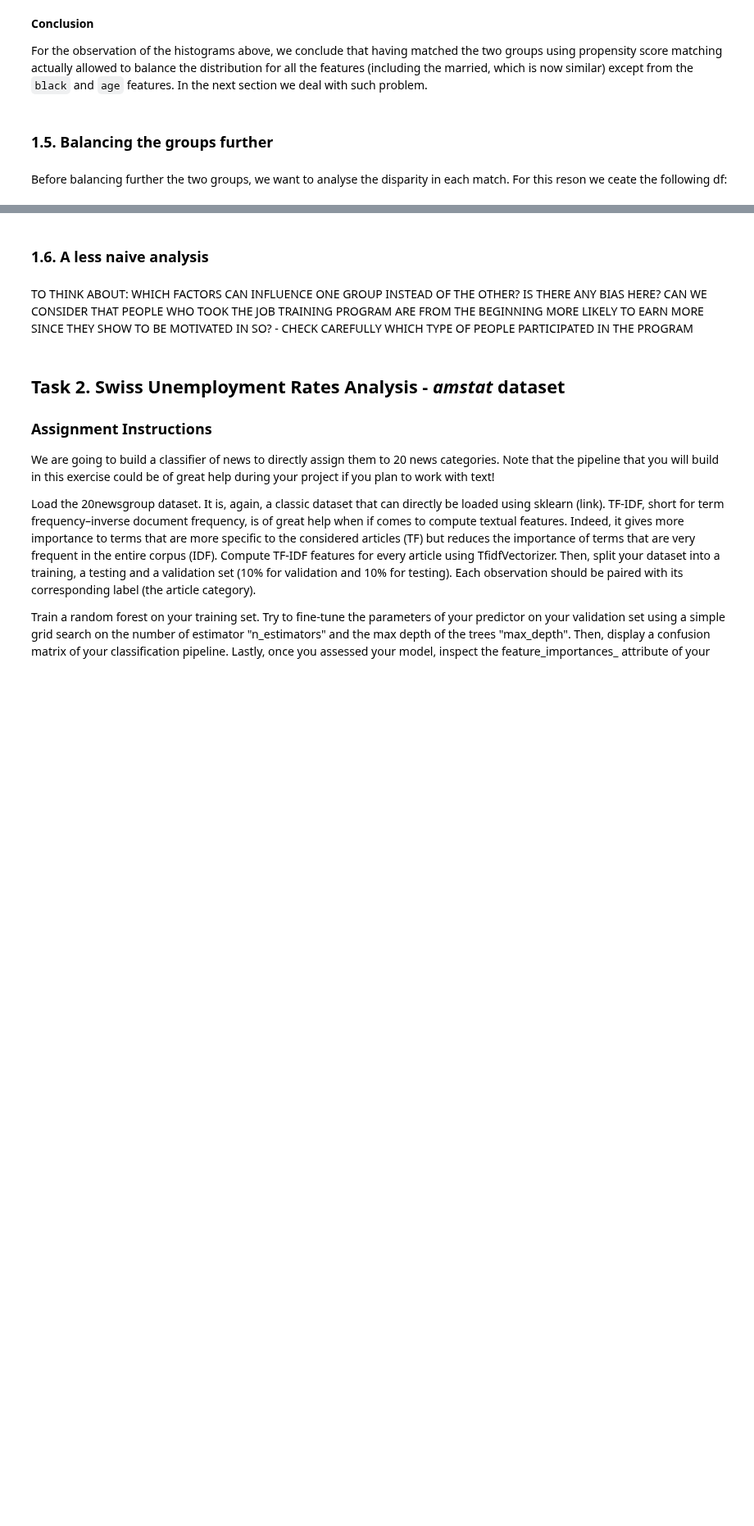
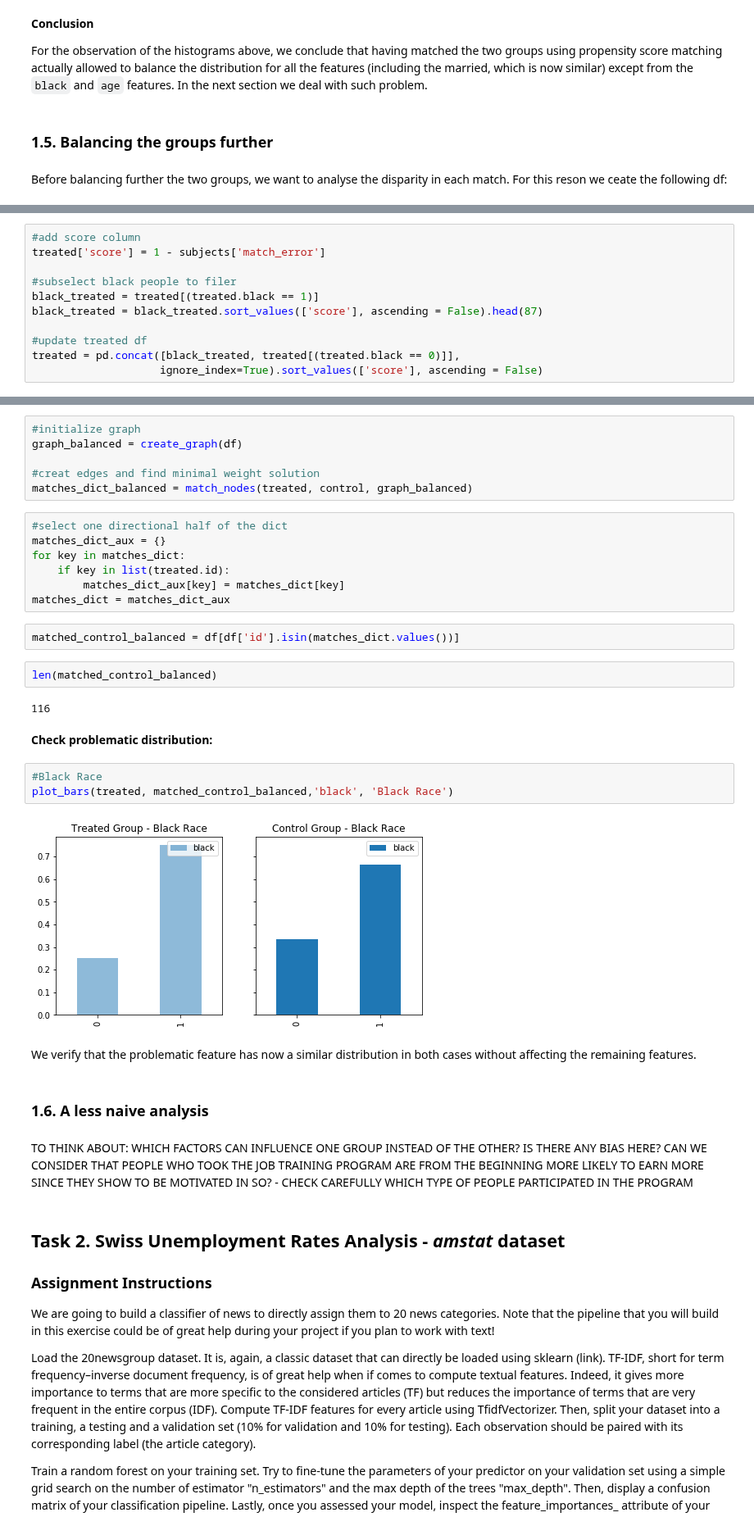
Before and after one commit to KhalilMrini/Revisiting-Arab-Spring, a Jupyter notebook: 04 - Applied ML/Homework4.ipynb, the cells around one changed output, grey strips where cells are left out. Shown at 82% size. Drawn from its saved outputs; the diff is of its cells as text; blank space fills up the shorter version.

Commit message:
Updated 1.5 - balanced problematic feature. TODO: write conclusions

```diff
--- a/04 - Applied ML/Homework4.ipynb
+++ b/04 - Applied ML/Homework4.ipynb
@@ -548,0 +563,11 @@ new_df = df_original.drop(df_original[(df_original.black == 1) & (df_original.tr
+# %%
+#add score column
+treated['score'] = 1 - subjects['match_error']
+
+#subselect black people to filer
+black_treated = treated[(treated.black == 1)]
+black_treated = black_treated.sort_values(['score'], ascending = False).head(87)
+
+#update treated df
+treated = pd.concat([black_treated, treated[(treated.black == 0)]],
+                    ignore_index=True).sort_values(['score'], ascending = False)
@@ -549,3 +576,31 @@ new_df = df_original.drop(df_original[(df_original.black == 1) & (df_original.tr
+# %%
+#initialize graph
+graph_balanced = create_graph(df)
+
+#creat edges and find minimal weight solution
+matches_dict_balanced = match_nodes(treated, control, graph_balanced)
+# %%
+#select one directional half of the dict
+matches_dict_aux = {}
+for key in matches_dict:
+    if key in list(treated.id):
+        matches_dict_aux[key] = matches_dict[key]
+matches_dict = matches_dict_aux
+# %%
+matched_control_balanced = df[df['id'].isin(matches_dict.values())]
+# %%
+len(matched_control_balanced)
+# %% [output]
+116
+# %% [markdown]
+**Check problematic distribution:**
+# %%
+#Black Race
+plot_bars(treated, matched_control_balanced,'black', 'Black Race')
+# %% [output]
+[figure, added]
+# %% [markdown]
+We verify that the problematic feature has now a similar distribution in both cases without affecting the remaining features.
 # %% [markdown]
 ### 1.6. A less naive analysis <a class="anchor" id="16"></a>
 # %% [markdown]
```
Also changed, not shown: parts of 15 cells of this notebook.
